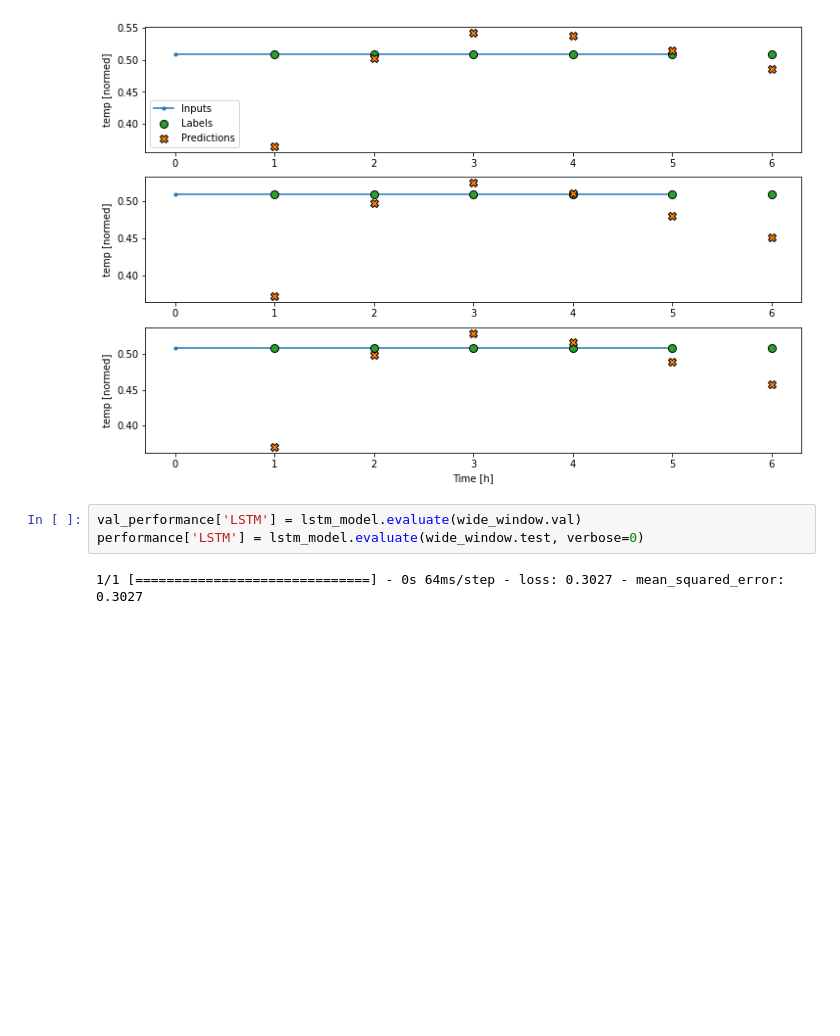
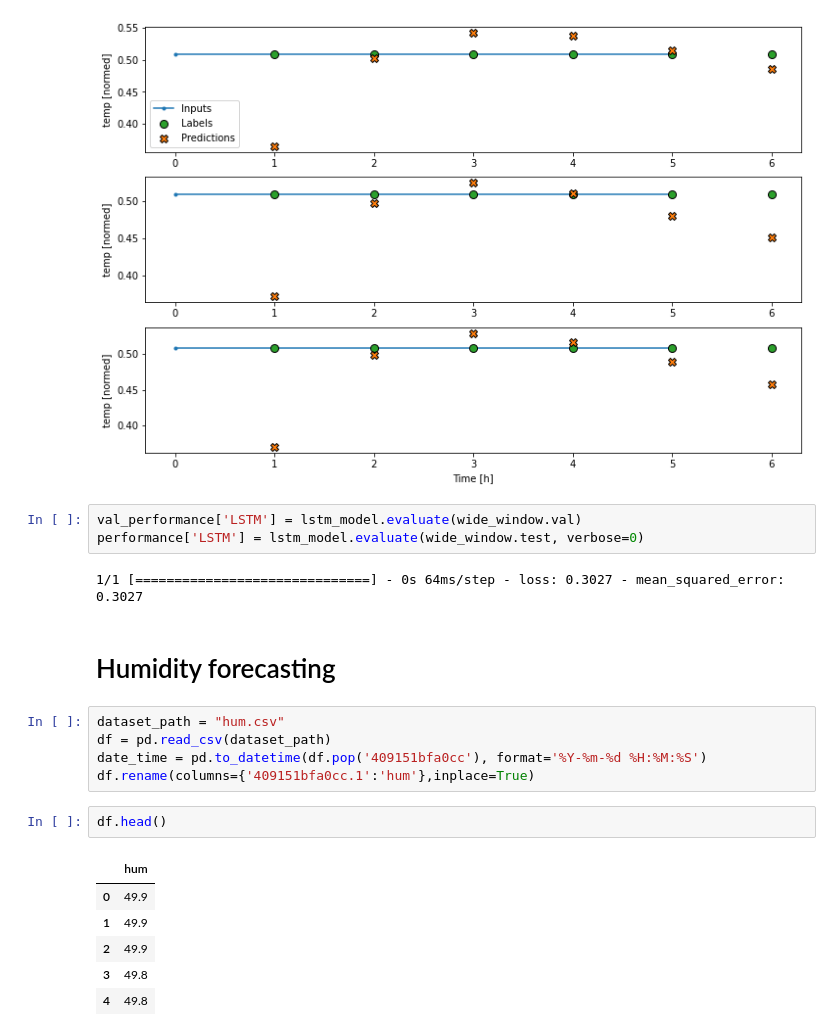
Before and after one commit to andreagurioli1995/IoT-Air-Quality-Monitoring-System, a Jupyter notebook: forecasting/forecasting-LSTM.ipynb, the cells around one changed output. Cells and saved outputs as stored; diff of their text form; blank space fills up the shorter version.

Commit message:
Update with humidity forecasting

```diff
--- a/forecasting/forecasting-LSTM.ipynb
+++ b/forecasting/forecasting-LSTM.ipynb
@@ -379,3 +372,19 @@ val_performance['LSTM'] = lstm_model.evaluate(wide_window.val)
 performance['LSTM'] = lstm_model.evaluate(wide_window.test, verbose=0)
 # %% [output]
 1/1 [==============================] - 0s 64ms/step - loss: 0.3027 - mean_squared_error: 0.3027
+# %% [markdown]
+# Humidity forecasting
+# %%
+dataset_path = "hum.csv"
+df = pd.read_csv(dataset_path)
+date_time = pd.to_datetime(df.pop('409151bfa0cc'), format='%Y-%m-%d %H:%M:%S')
+df.rename(columns={'409151bfa0cc.1':'hum'},inplace=True)
+# %%
+df.head()
+# %% [output]
+|  | hum |
+| 0 | 49.9 |
+| 1 | 49.9 |
+| 2 | 49.9 |
+| 3 | 49.8 |
+| 4 | 49.8 |
```
Also changed, not shown: parts of 15 cells of this notebook.
